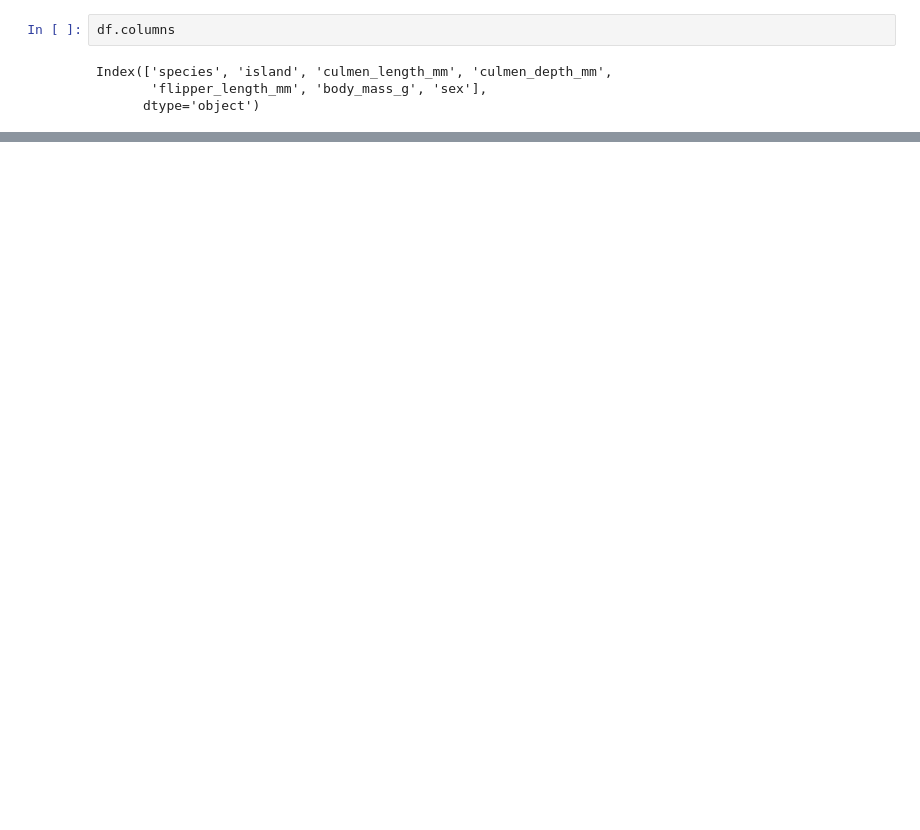
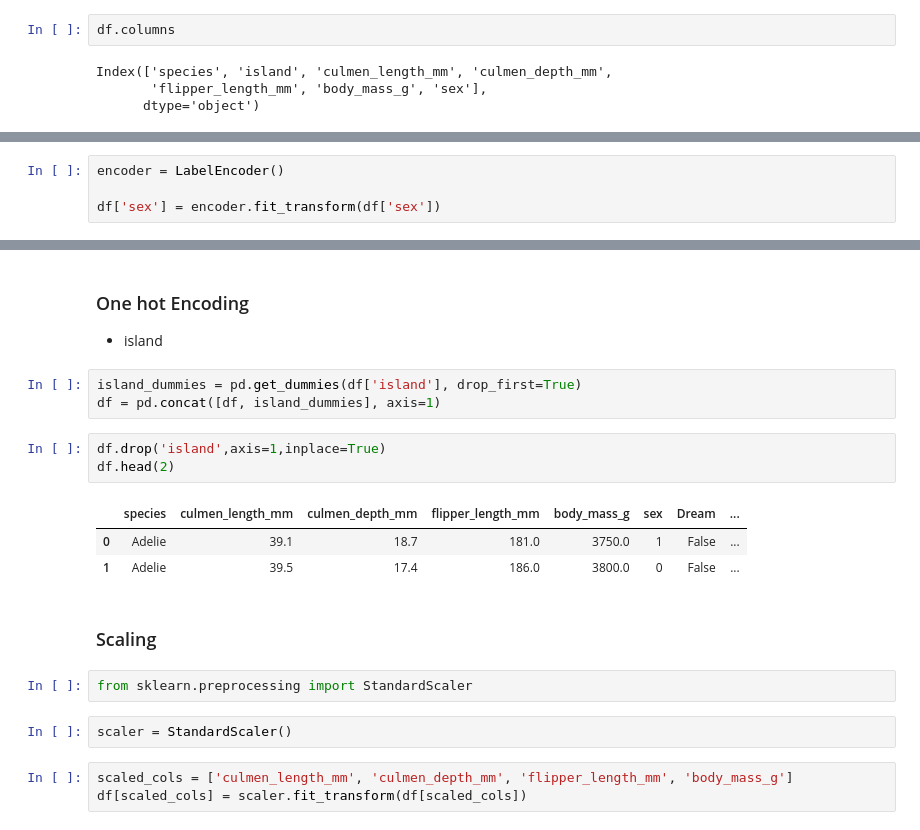
Before and after one commit to rashi-raturi/Palmer-Archipelago-Penguin-Data-EDA, a Jupyter notebook: eda.ipynb, the cells around one changed output, grey strips where cells are left out. Drawn from its saved outputs; the diff is of its cells as text; blank space fills up the shorter version.

```diff
--- a/eda.ipynb
+++ b/eda.ipynb
@@ -184,0 +228,4 @@ Index(['species', 'island', 'culmen_length_mm', 'culmen_depth_mm',
+# %%
+encoder = LabelEncoder()
+
+df['sex'] = encoder.fit_transform(df['sex'])
@@ -184,0 +238,22 @@ Index(['species', 'island', 'culmen_length_mm', 'culmen_depth_mm',
+# %% [markdown]
+### One hot Encoding
+* island
+# %%
+island_dummies = pd.get_dummies(df['island'], drop_first=True)
+df = pd.concat([df, island_dummies], axis=1)
+# %%
+df.drop('island',axis=1,inplace=True)
+df.head(2)
+# %% [output]
+|  | species | culmen_length_mm | culmen_depth_mm | flipper_length_mm | body_mass_g | sex | Dream | ... |
+| 0 | Adelie | 39.1 | 18.7 | 181.0 | 3750.0 | 1 | False | ... |
+| 1 | Adelie | 39.5 | 17.4 | 186.0 | 3800.0 | 0 | False | ... |
+# %% [markdown]
+### Scaling
+# %%
+from sklearn.preprocessing import StandardScaler
+# %%
+scaler = StandardScaler()
+# %%
+scaled_cols = ['culmen_length_mm', 'culmen_depth_mm', 'flipper_length_mm', 'body_mass_g']
+df[scaled_cols] = scaler.fit_transform(df[scaled_cols])
```
Also changed, not shown: parts of 19 cells of this notebook.
